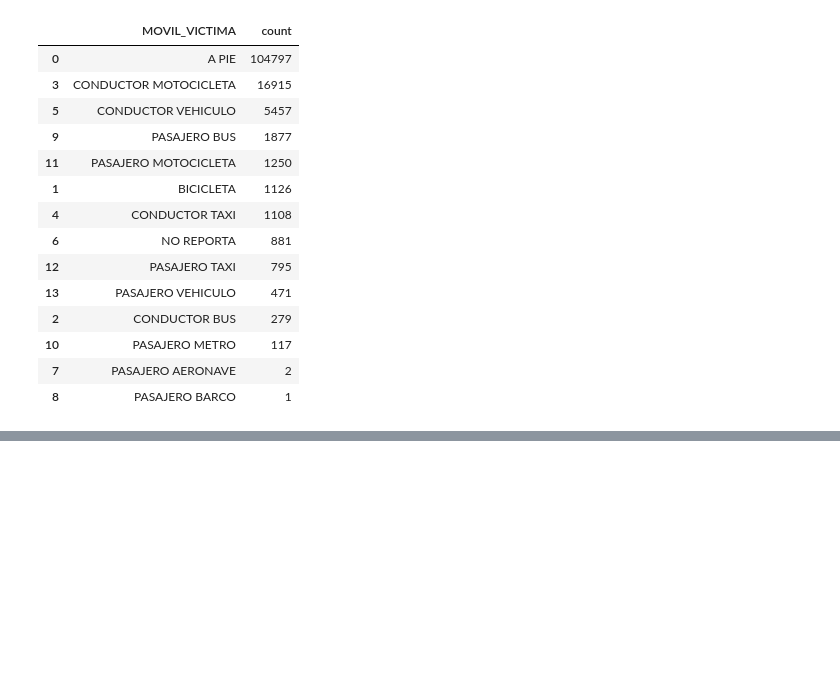
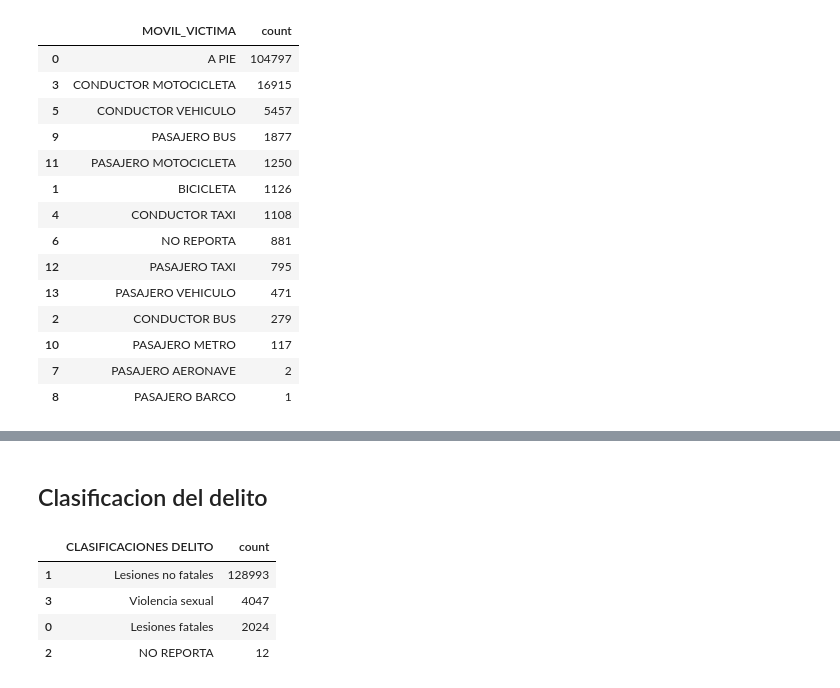
Before and after one commit to SantiagoDrckr/Delitos_en_Bucaramanga_ENE2010_DIC2021, a Jupyter notebook: crime_bucaramanga.ipynb, the cells around one changed output, grey strips where cells are left out. Saved outputs shown, nothing was run; the diff lists cells and outputs as text; code cells hidden in the pictures; blank space fills up the shorter version.

```diff
--- a/crime_bucaramanga.ipynb
+++ b/crime_bucaramanga.ipynb
@@ -825,3 +825,15 @@ chart = bars_transportation + text_bars_transportation
 chart
 # %% [output]
 [interactive output not drawn]
+# %% [markdown]
+## Clasificacion del delito
+# %%
+# Clasificacion del delito
+crime_classification = df.groupby('CLASIFICACIONES DELITO').size().reset_index(name='count').sort_values(by='count', ascending=False)
+crime_classification
+# %% [output]
+|  | CLASIFICACIONES DELITO | count |
+| 1 | Lesiones no fatales | 128993 |
+| 3 | Violencia sexual | 4047 |
+| 0 | Lesiones fatales | 2024 |
+| 2 | NO REPORTA | 12 |
```
Also changed, not shown: parts of 14 cells of this notebook.
